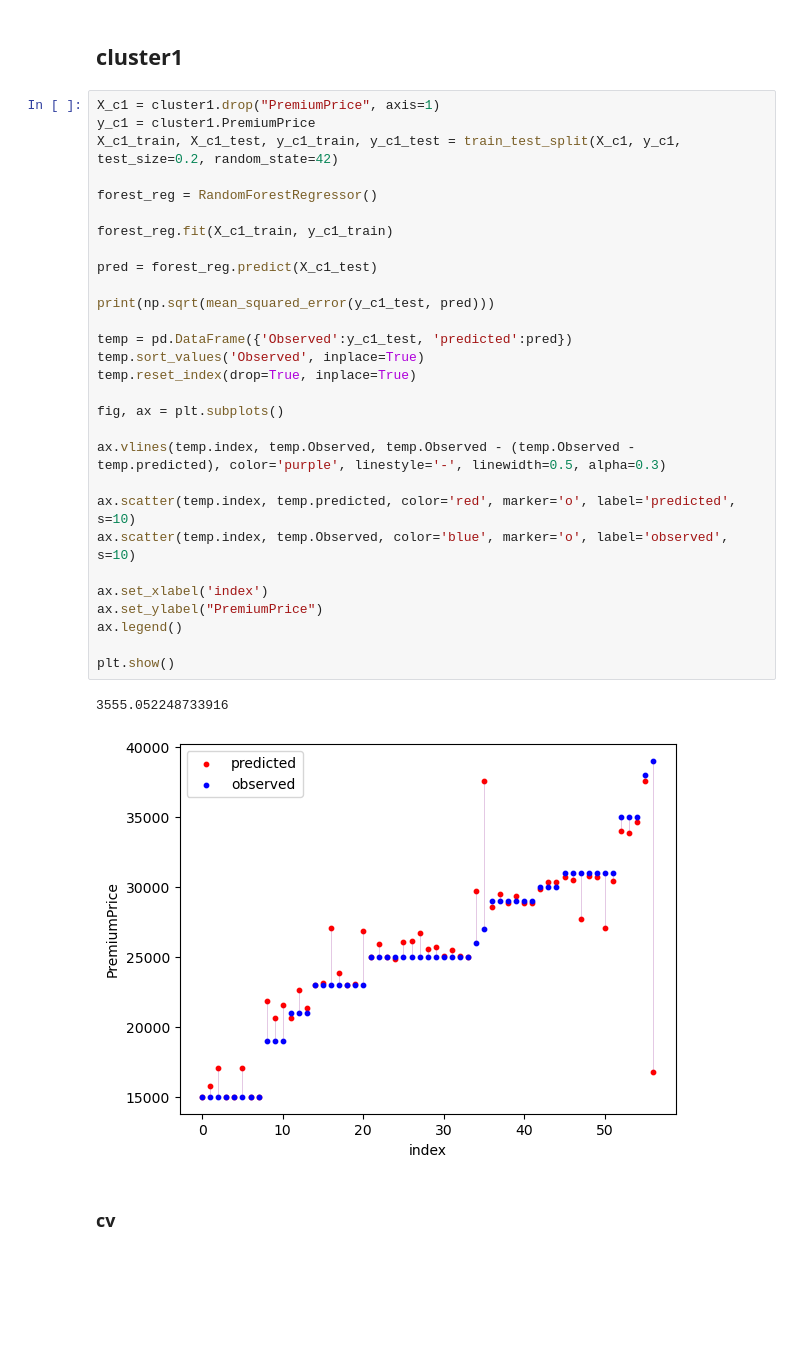
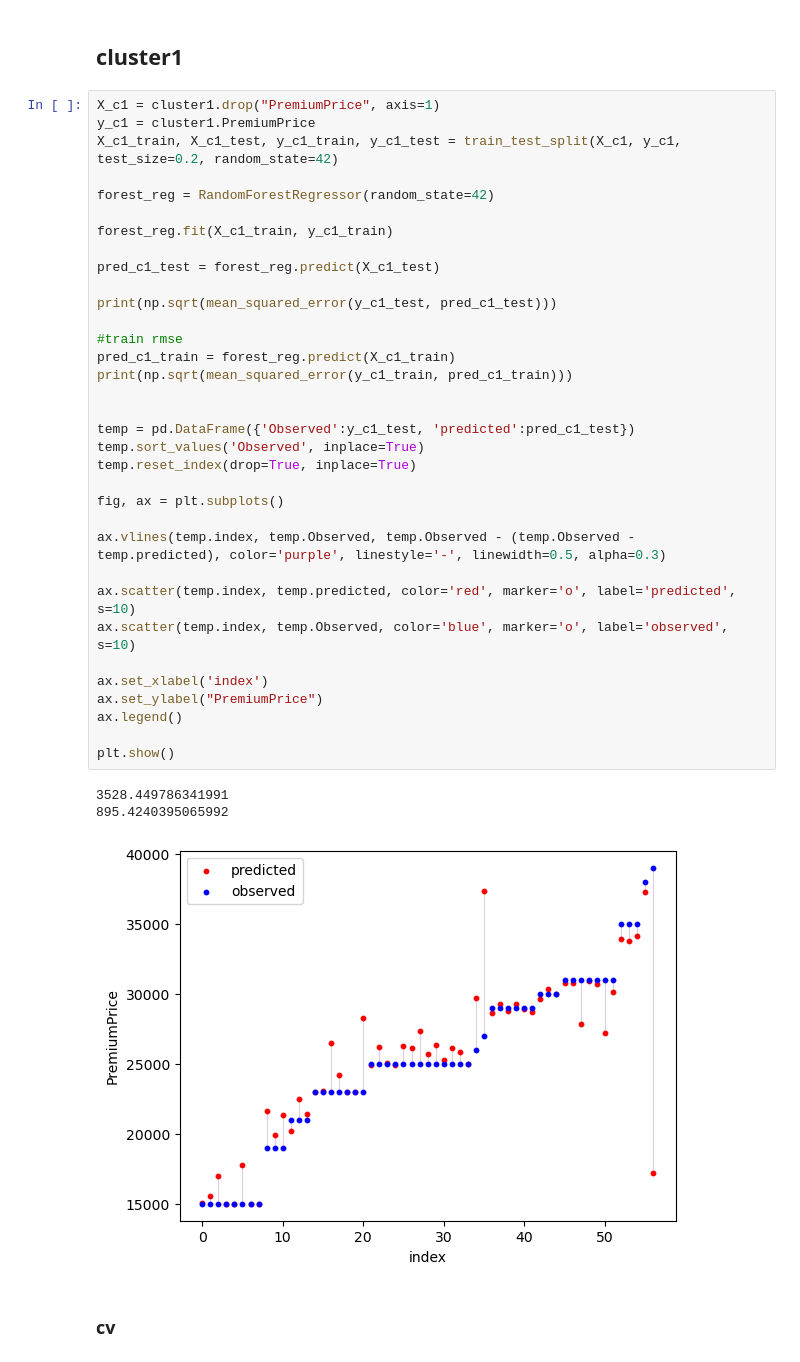
Before and after one commit to OverCat2000/ML_project, a Jupyter notebook: advanceAnalysis.ipynb, the cells around one changed output. Saved outputs shown, nothing was run; the diff lists cells and outputs as text; blank space fills up the shorter version.

```diff
--- a/advanceAnalysis.ipynb
+++ b/advanceAnalysis.ipynb
@@ -478,35 +707,41 @@ cluster3 = dq[dq.cluster == 3]
 # %%
 X_c1 = cluster1.drop("PremiumPrice", axis=1)
 y_c1 = cluster1.PremiumPrice
 X_c1_train, X_c1_test, y_c1_train, y_c1_test = train_test_split(X_c1, y_c1, test_size=0.2, random_state=42)
 
-forest_reg = RandomForestRegressor()
+forest_reg = RandomForestRegressor(random_state=42)
 
 forest_reg.fit(X_c1_train, y_c1_train)
 
-pred = forest_reg.predict(X_c1_test)
+pred_c1_test = forest_reg.predict(X_c1_test)
 
-print(np.sqrt(mean_squared_error(y_c1_test, pred)))
+print(np.sqrt(mean_squared_error(y_c1_test, pred_c1_test)))
 
-temp = pd.DataFrame({'Observed':y_c1_test, 'predicted':pred})
+#train rmse
+pred_c1_train = forest_reg.predict(X_c1_train)
+print(np.sqrt(mean_squared_error(y_c1_train, pred_c1_train)))
+
+
+temp = pd.DataFrame({'Observed':y_c1_test, 'predicted':pred_c1_test})
 temp.sort_values('Observed', inplace=True)
 temp.reset_index(drop=True, inplace=True)
 
 fig, ax = plt.subplots()
 
 ax.vlines(temp.index, temp.Observed, temp.Observed - (temp.Observed - temp.predicted), color='purple', linestyle='-', linewidth=0.5, alpha=0.3)
 
 ax.scatter(temp.index, temp.predicted, color='red', marker='o', label='predicted', s=10)
 ax.scatter(temp.index, temp.Observed, color='blue', marker='o', label='observed', s=10)
 
 ax.set_xlabel('index')
 ax.set_ylabel("PremiumPrice")
 ax.legend()
 
 plt.show()
 # %% [output]
-3555.052248733916
+3528.449786341991
+895.4240395065992
-[figure, old version]
+[figure, new version]
 # %% [markdown]
 ### cv
 # %%
```
Also changed, not shown: parts of 100 cells of this notebook, 1 other file.
